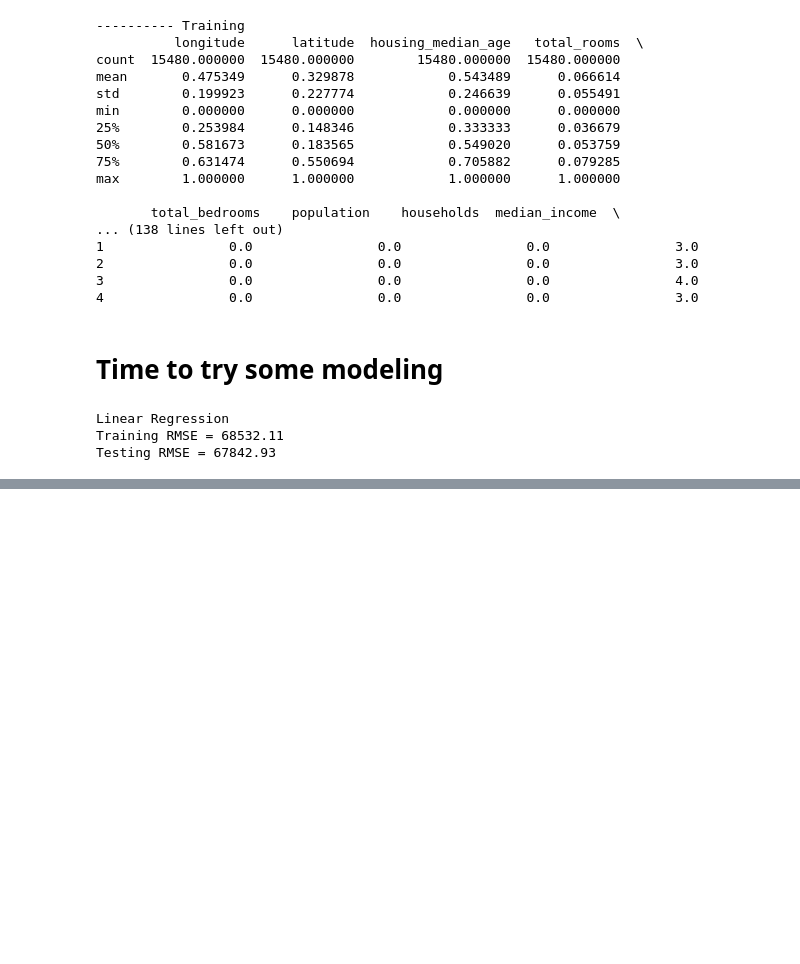
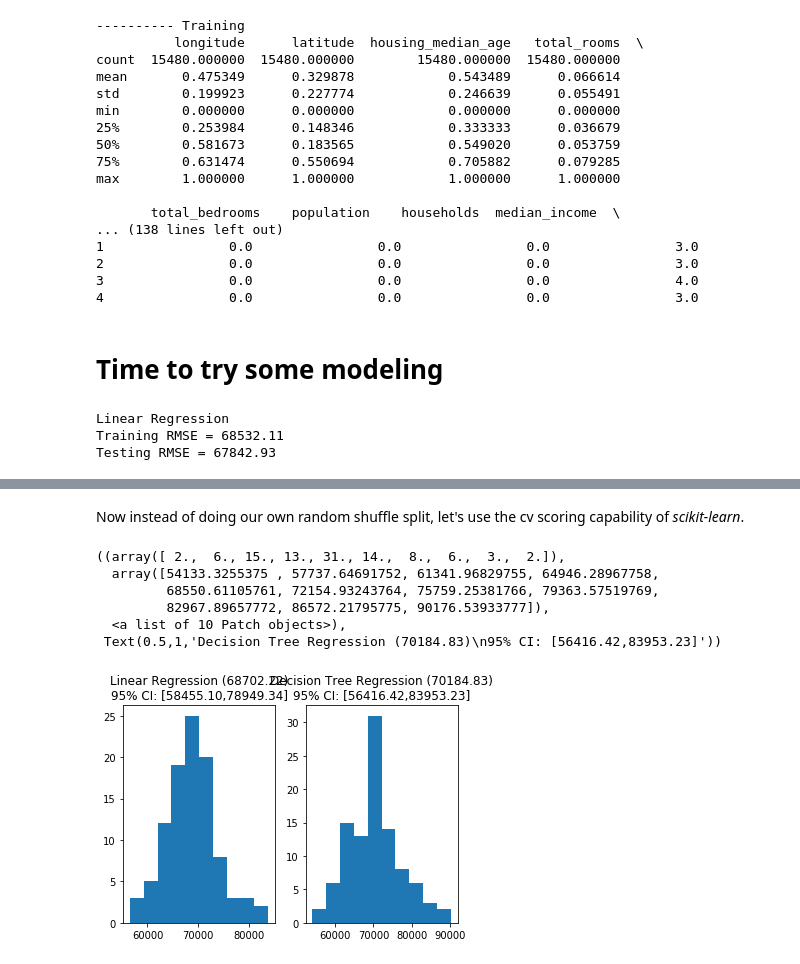
Before and after one commit to ahowe42/ML, a Jupyter notebook: Housing_Pipelines.ipynb, the cells around one changed output, grey strips where cells are left out. Cells and saved outputs as stored; diff of their text form; code cells hidden in the pictures; blank space fills up the shorter version.

```diff
--- a/Housing_Pipelines.ipynb
+++ b/Housing_Pipelines.ipynb
@@ -202,0 +205,33 @@ Testing RMSE = 71633.62
+# %% [markdown]
+Now instead of doing our own random shuffle split, let's use the cv scoring capability of *scikit-learn*.
+# %%
+# first put the data back together
+housing_X = pd.concat([housingTrn,housingTst])
+housing_y = pd.concat([housingTargTrn,housingTargTst])
+# run 10 cv splits
+linRegScores = np.sqrt(-cross_val_score(linReg,X=housing_X,y=housing_y,scoring='neg_mean_squared_error',
+                                        cv=100,n_jobs=-1))
+treRegScores = np.sqrt(-cross_val_score(treReg,X=housing_X,y=housing_y,scoring='neg_mean_squared_error',
+                                        cv=100,n_jobs=-1))
+# compute stats
+lrMn = np.mean(linRegScores)
+lrSd = np.std(linRegScores)
+lrCI = [lrMn-2*lrSd,lrMn +2*lrSd]
+dtMn = np.mean(treRegScores)
+dtSd = np.std(treRegScores)
+dtCI = [dtMn-2*dtSd,dtMn +2*dtSd]
+# %%
+# display results
+fh = plt.figure()
+plt.subplot(1,2,1)
+plt.hist(linRegScores),plt.title('Linear Regression (%0.2f)\n95%% CI: [%0.2f,%0.2f]'%(lrMn,lrCI[0],lrCI[1]))
+plt.subplot(1,2,2)
+plt.hist(treRegScores),plt.title('Decision Tree Regression (%0.2f)\n95%% CI: [%0.2f,%0.2f]'%(dtMn,dtCI[0],dtCI[1]))
+# %% [output]
+((array([ 2.,  6., 15., 13., 31., 14.,  8.,  6.,  3.,  2.]),
+  array([54133.3255375 , 57737.64691752, 61341.96829755, 64946.28967758,
+         68550.61105761, 72154.93243764, 75759.25381766, 79363.57519769,
+         82967.89657772, 86572.21795775, 90176.53933777]),
+  <a list of 10 Patch objects>),
+ Text(0.5,1,'Decision Tree Regression (70184.83)\n95% CI: [56416.42,83953.23]'))
+[figure, added]
```
Also changed, not shown: parts of 2 cells of this notebook.
